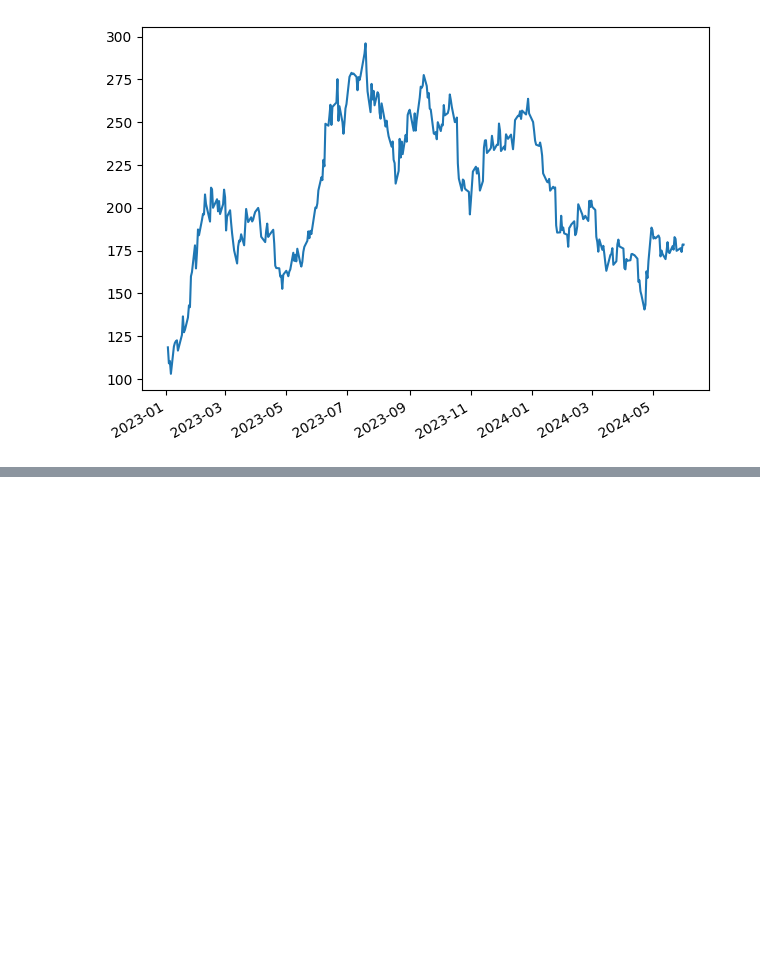
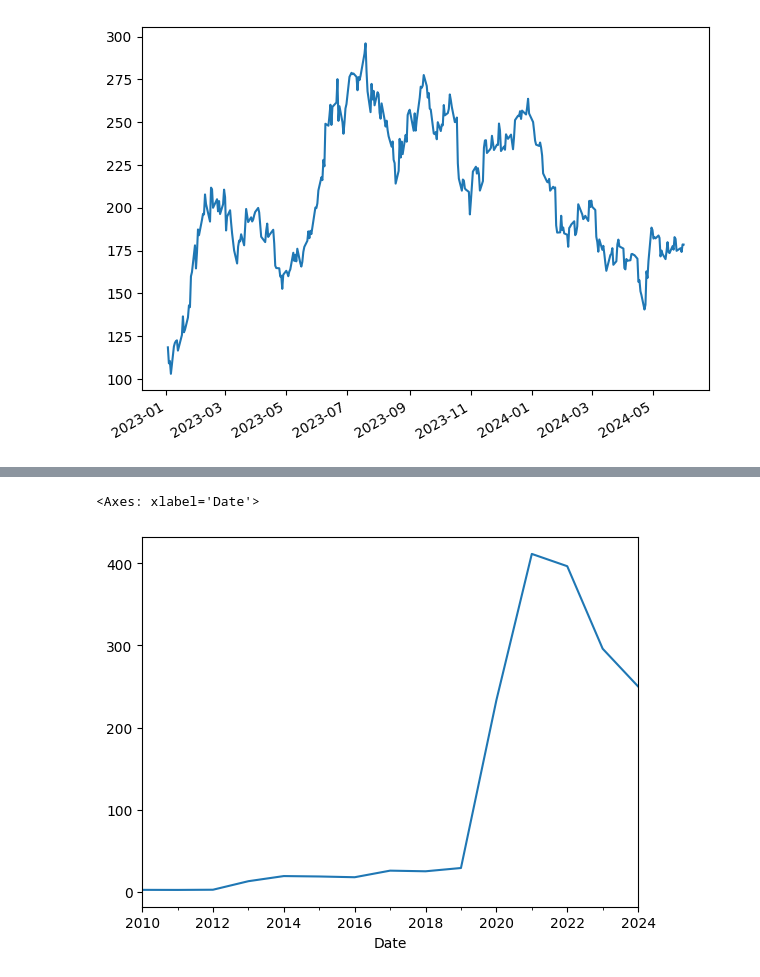
Before and after one commit to AgentAhmed/Time-Series, a Jupyter notebook: Time_series_EDA.ipynb, the cells around one changed output, grey strips where cells are left out. Cells and saved outputs as stored; diff of their text form; code cells hidden in the pictures; blank space fills up the shorter version.

```diff
--- a/Time_series_EDA.ipynb
+++ b/Time_series_EDA.ipynb
@@ -107,0 +110,2 @@ axis.plot(index,share_open)
+# %%
+df_tesla = df_tesla.reset_index()
@@ -107,0 +141,3 @@ axis.plot(index,share_open)
+# %%
+# making date as index
+df_tesla = df_tesla.set_index('Date',drop=True)
@@ -107,0 +257,6 @@ axis.plot(index,share_open)
+# %%
+## year and frequency
+df_tesla.resample(rule='YE').max()['Open'].plot()
+# %% [output]
+<Axes: xlabel='Date'>
+[figure, added]
```
Also changed, not shown: parts of 36 cells of this notebook.
